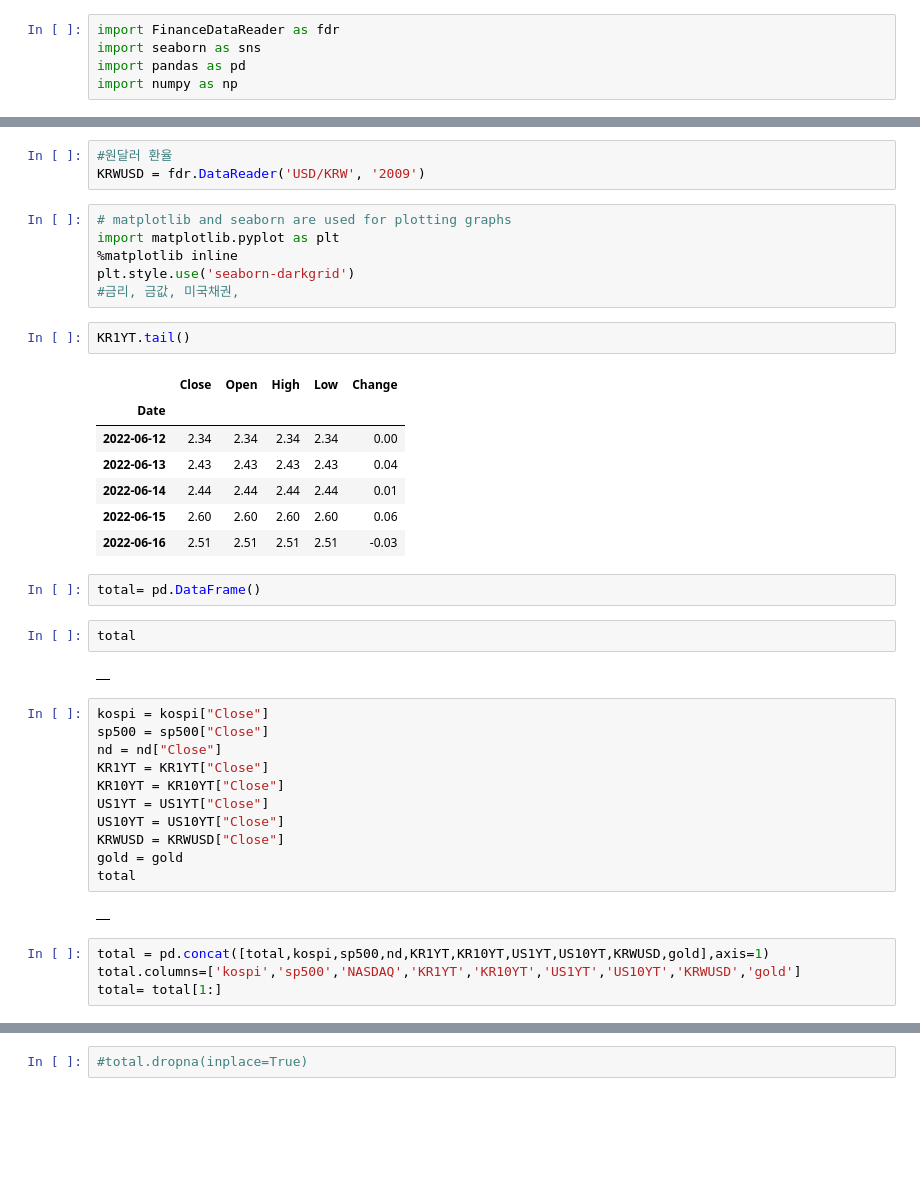
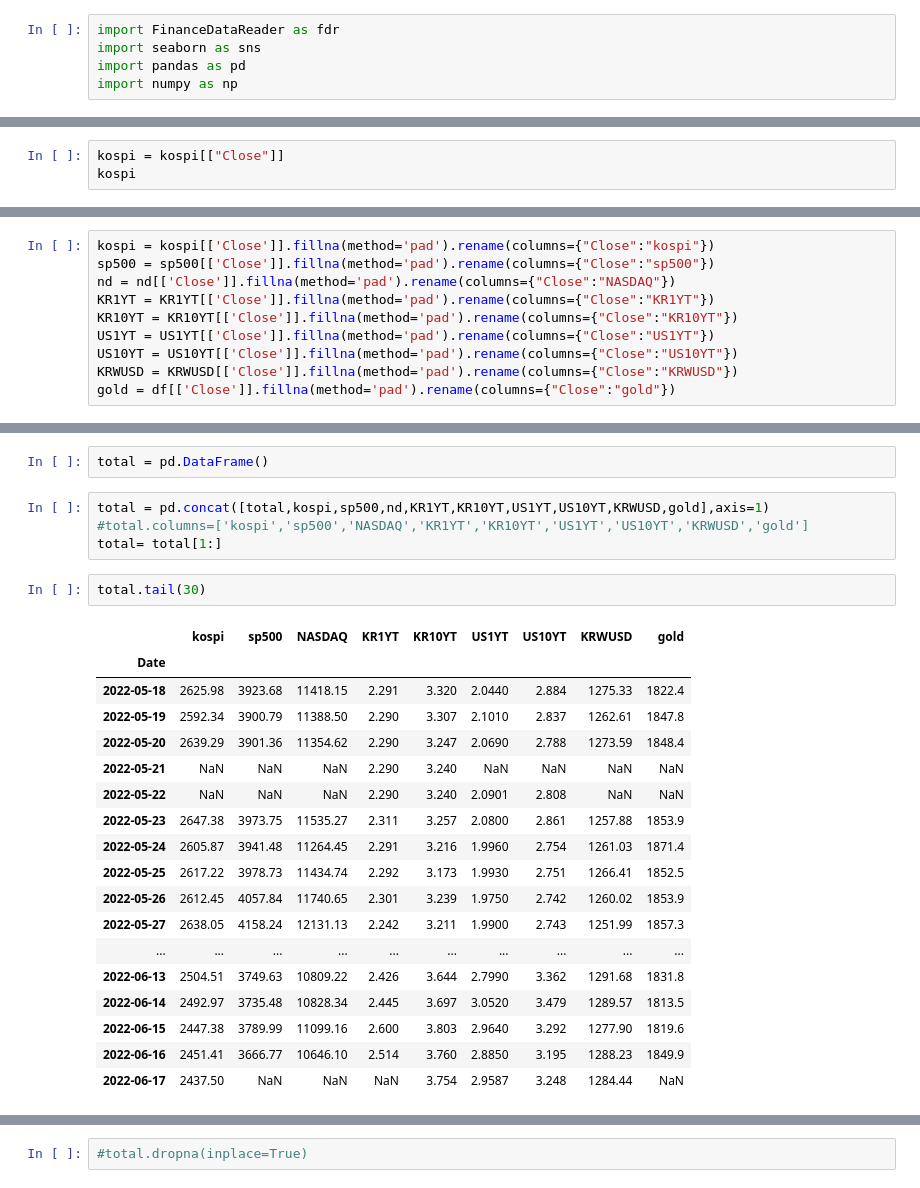
Before and after one commit to YDS-mini15/kospi-price-prediction, a Jupyter notebook: choi_stock.ipynb, the cells around one changed output, grey strips where cells are left out. Saved outputs shown, nothing was run; the diff lists cells and outputs as text; blank space fills up the shorter version.

```diff
--- a/choi_stock.ipynb
+++ b/choi_stock.ipynb
@@ -34,0 +36,3 @@ gold = df["Close"]
+# %%
+kospi = kospi[["Close"]]
+kospi
@@ -35,3 +54,13 @@ gold = df["Close"]
+# %%
+kospi = kospi[['Close']].fillna(method='pad').rename(columns={"Close":"kospi"})
+sp500 = sp500[['Close']].fillna(method='pad').rename(columns={"Close":"sp500"})
+nd = nd[['Close']].fillna(method='pad').rename(columns={"Close":"NASDAQ"})
+KR1YT = KR1YT[['Close']].fillna(method='pad').rename(columns={"Close":"KR1YT"})
+KR10YT = KR10YT[['Close']].fillna(method='pad').rename(columns={"Close":"KR10YT"})
+US1YT = US1YT[['Close']].fillna(method='pad').rename(columns={"Close":"US1YT"})
+US10YT = US10YT[['Close']].fillna(method='pad').rename(columns={"Close":"US10YT"})
+KRWUSD = KRWUSD[['Close']].fillna(method='pad').rename(columns={"Close":"KRWUSD"})
+gold = df[['Close']].fillna(method='pad').rename(columns={"Close":"gold"})
 # %%
 gold
 # %% [output]
@@ -130,42 +80,27 @@ US10YT = fdr.DataReader('US10YT=X', '2009-01-01')
-# %%
-#원달러 환율
-KRWUSD = fdr.DataReader('USD/KRW', '2009')
-# %%
-# matplotlib and seaborn are used for plotting graphs
-import matplotlib.pyplot as plt
-%matplotlib inline
-plt.style.use('seaborn-darkgrid')
-#금리, 금값, 미국채권,
-# %%
-KR1YT.tail()
-# %% [output]
-|  | Close | Open | High | Low | Change |
-| Date |  |  |  |  |  |
-| 2022-06-12 | 2.34 | 2.34 | 2.34 | 2.34 | 0.00 |
-| 2022-06-13 | 2.43 | 2.43 | 2.43 | 2.43 | 0.04 |
-| 2022-06-14 | 2.44 | 2.44 | 2.44 | 2.44 | 0.01 |
-| 2022-06-15 | 2.60 | 2.60 | 2.60 | 2.60 | 0.06 |
-| 2022-06-16 | 2.51 | 2.51 | 2.51 | 2.51 | -0.03 |
 # %%
-total= pd.DataFrame()
+total = pd.DataFrame()
+# %%
+total = pd.concat([total,kospi,sp500,nd,KR1YT,KR10YT,US1YT,US10YT,KRWUSD,gold],axis=1)
+#total.columns=['kospi','sp500','NASDAQ','KR1YT','KR10YT','US1YT','US10YT','KRWUSD','gold']
+total= total[1:]
 # %%
-total
+total.tail(30)
 # %% [output]
-|  |
+|  | kospi | sp500 | NASDAQ | KR1YT | KR10YT | US1YT | US10YT | KRWUSD | gold |
+| Date |  |  |  |  |  |  |  |  |  |
+| 2022-05-18 | 2625.98 | 3923.68 | 11418.15 | 2.291 | 3.320 | 2.0440 | 2.884 | 1275.33 | 1822.4 |
+| 2022-05-19 | 2592.34 | 3900.79 | 11388.50 | 2.290 | 3.307 | 2.1010 | 2.837 | 1262.61 | 1847.8 |
+| 2022-05-20 | 2639.29 | 3901.36 | 11354.62 | 2.290 | 3.247 | 2.0690 | 2.788 | 1273.59 | 1848.4 |
+| 2022-05-21 | NaN | NaN | NaN | 2.290 | 3.240 | NaN | NaN | NaN | NaN |
+| 2022-05-22 | NaN | NaN | NaN | 2.290 | 3.240 | 2.0901 | 2.808 | NaN | NaN |
+| 2022-05-23 | 2647.38 | 3973.75 | 11535.27 | 2.311 | 3.257 | 2.0800 | 2.861 | 1257.88 | 1853.9 |
+| 2022-05-24 | 2605.87 | 3941.48 | 11264.45 | 2.291 | 3.216 | 1.9960 | 2.754 | 1261.03 | 1871.4 |
+| 2022-05-25 | 2617.22 | 3978.73 | 11434.74 | 2.292 | 3.173 | 1.9930 | 2.751 | 1266.41 | 1852.5 |
+| 2022-05-26 | 2612.45 | 4057.84 | 11740.65 | 2.301 | 3.239 | 1.9750 | 2.742 | 1260.02 | 1853.9 |
+| 2022-05-27 | 2638.05 | 4158.24 | 12131.13 | 2.242 | 3.211 | 1.9900 | 2.743 | 1251.99 | 1857.3 |
+| ... | ... | ... | ... | ... | ... | ... | ... | ... | ... |
+| 2022-06-13 | 2504.51 | 3749.63 | 10809.22 | 2.426 | 3.644 | 2.7990 | 3.362 | 1291.68 | 1831.8 |
+| 2022-06-14 | 2492.97 | 3735.48 | 10828.34 | 2.445 | 3.697 | 3.0520 | 3.479 | 1289.57 | 1813.5 |
+| 2022-06-15 | 2447.38 | 3789.99 | 11099.16 | 2.600 | 3.803 | 2.9640 | 3.292 | 1277.90 | 1819.6 |
+| 2022-06-16 | 2451.41 | 3666.77 | 10646.10 | 2.514 | 3.760 | 2.8850 | 3.195 | 1288.23 | 1849.9 |
+| 2022-06-17 | 2437.50 | NaN | NaN | NaN | 3.754 | 2.9587 | 3.248 | 1284.44 | NaN |
-# %%
-kospi = kospi["Close"]
-sp500 = sp500["Close"]
-nd = nd["Close"]
-KR1YT = KR1YT["Close"]
-KR10YT = KR10YT["Close"]
-US1YT = US1YT["Close"]
-US10YT = US10YT["Close"]
-KRWUSD = KRWUSD["Close"]
-gold = gold
-total
-# %% [output]
-|  |
-# %%
-total = pd.concat([total,kospi,sp500,nd,KR1YT,KR10YT,US1YT,US10YT,KRWUSD,gold],axis=1)
-total.columns=['kospi','sp500','NASDAQ','KR1YT','KR10YT','US1YT','US10YT','KRWUSD','gold']
-total= total[1:]
```
Also changed, not shown: parts of 28 cells of this notebook.
